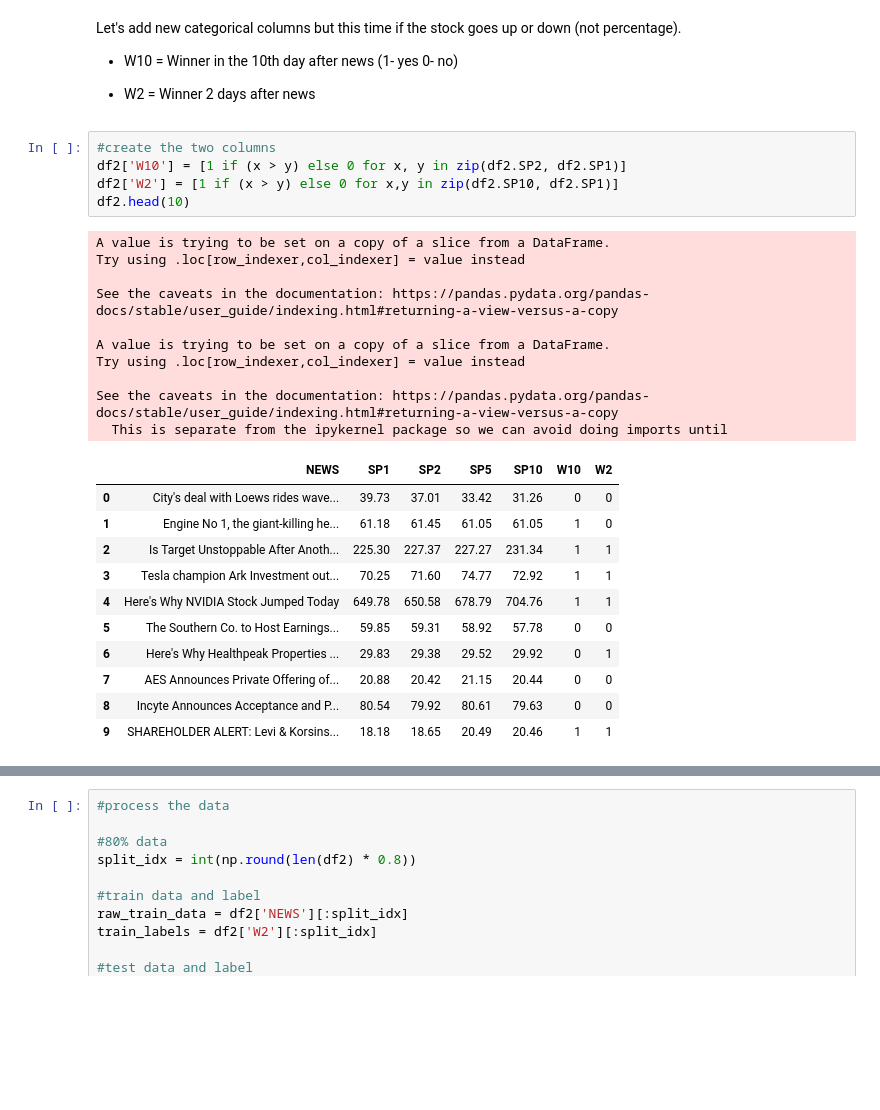
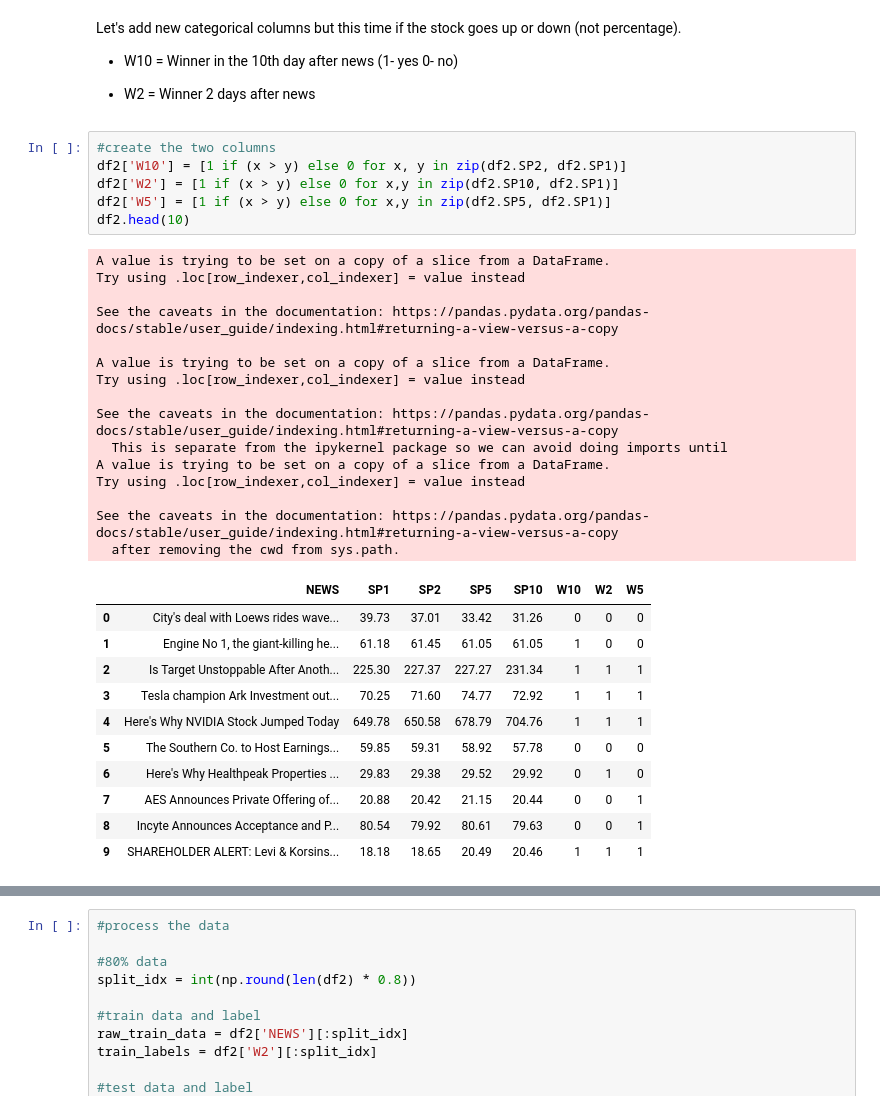
Before and after one commit to kaneelgit/stock-data, a Jupyter notebook: stock_news.ipynb, the cells around one changed output, grey strips where cells are left out. Drawn from its saved outputs; the diff is of its cells as text; blank space fills up the shorter version.

```diff
--- a/stock_news.ipynb
+++ b/stock_news.ipynb
@@ -424,30 +391,36 @@ Let's add new categorical columns but this time if the stock goes up or down (no
 # %%
 #create the two columns
 df2['W10'] = [1 if (x > y) else 0 for x, y in zip(df2.SP2, df2.SP1)]
 df2['W2'] = [1 if (x > y) else 0 for x,y in zip(df2.SP10, df2.SP1)]
+df2['W5'] = [1 if (x > y) else 0 for x,y in zip(df2.SP5, df2.SP1)]
 df2.head(10)
 # %% [output]
 A value is trying to be set on a copy of a slice from a DataFrame.
 Try using .loc[row_indexer,col_indexer] = value instead
 
 See the caveats in the documentation: https://pandas.pydata.org/pandas-docs/stable/user_guide/indexing.html#returning-a-view-versus-a-copy
 
 A value is trying to be set on a copy of a slice from a DataFrame.
 Try using .loc[row_indexer,col_indexer] = value instead
 
 See the caveats in the documentation: https://pandas.pydata.org/pandas-docs/stable/user_guide/indexing.html#returning-a-view-versus-a-copy
   This is separate from the ipykernel package so we can avoid doing imports until
+A value is trying to be set on a copy of a slice from a DataFrame.
+Try using .loc[row_indexer,col_indexer] = value instead
+
+See the caveats in the documentation: https://pandas.pydata.org/pandas-docs/stable/user_guide/indexing.html#returning-a-view-versus-a-copy
+  after removing the cwd from sys.path.
-|  | NEWS | SP1 | SP2 | SP5 | SP10 | W10 | W2 |
-| 0 | City's deal with Loews rides wave... | 39.73 | 37.01 | 33.42 | 31.26 | 0 | 0 |
-| 1 | Engine No 1, the giant-killing he... | 61.18 | 61.45 | 61.05 | 61.05 | 1 | 0 |
-| 2 | Is Target Unstoppable After Anoth... | 225.30 | 227.37 | 227.27 | 231.34 | 1 | 1 |
-| 3 | Tesla champion Ark Investment out... | 70.25 | 71.60 | 74.77 | 72.92 | 1 | 1 |
-| 4 | Here's Why NVIDIA Stock Jumped Today | 649.78 | 650.58 | 678.79 | 704.76 | 1 | 1 |
-| 5 | The Southern Co. to Host Earnings... | 59.85 | 59.31 | 58.92 | 57.78 | 0 | 0 |
-| 6 | Here's Why Healthpeak Properties ... | 29.83 | 29.38 | 29.52 | 29.92 | 0 | 1 |
-| 7 | AES Announces Private Offering of... | 20.88 | 20.42 | 21.15 | 20.44 | 0 | 0 |
-| 8 | Incyte Announces Acceptance and P... | 80.54 | 79.92 | 80.61 | 79.63 | 0 | 0 |
-| 9 | SHAREHOLDER ALERT: Levi & Korsins... | 18.18 | 18.65 | 20.49 | 20.46 | 1 | 1 |
+|  | NEWS | SP1 | SP2 | SP5 | SP10 | W10 | W2 | W5 |
+| 0 | City's deal with Loews rides wave... | 39.73 | 37.01 | 33.42 | 31.26 | 0 | 0 | 0 |
+| 1 | Engine No 1, the giant-killing he... | 61.18 | 61.45 | 61.05 | 61.05 | 1 | 0 | 0 |
+| 2 | Is Target Unstoppable After Anoth... | 225.30 | 227.37 | 227.27 | 231.34 | 1 | 1 | 1 |
+| 3 | Tesla champion Ark Investment out... | 70.25 | 71.60 | 74.77 | 72.92 | 1 | 1 | 1 |
+| 4 | Here's Why NVIDIA Stock Jumped Today | 649.78 | 650.58 | 678.79 | 704.76 | 1 | 1 | 1 |
+| 5 | The Southern Co. to Host Earnings... | 59.85 | 59.31 | 58.92 | 57.78 | 0 | 0 | 0 |
+| 6 | Here's Why Healthpeak Properties ... | 29.83 | 29.38 | 29.52 | 29.92 | 0 | 1 | 0 |
+| 7 | AES Announces Private Offering of... | 20.88 | 20.42 | 21.15 | 20.44 | 0 | 0 | 1 |
+| 8 | Incyte Announces Acceptance and P... | 80.54 | 79.92 | 80.61 | 79.63 | 0 | 0 | 1 |
+| 9 | SHAREHOLDER ALERT: Levi & Korsins... | 18.18 | 18.65 | 20.49 | 20.46 | 1 | 1 | 1 |
 # %%
 #plot histograms to see if the data is balanced
 #W2
```
Also changed, not shown: parts of 29 cells of this notebook.
